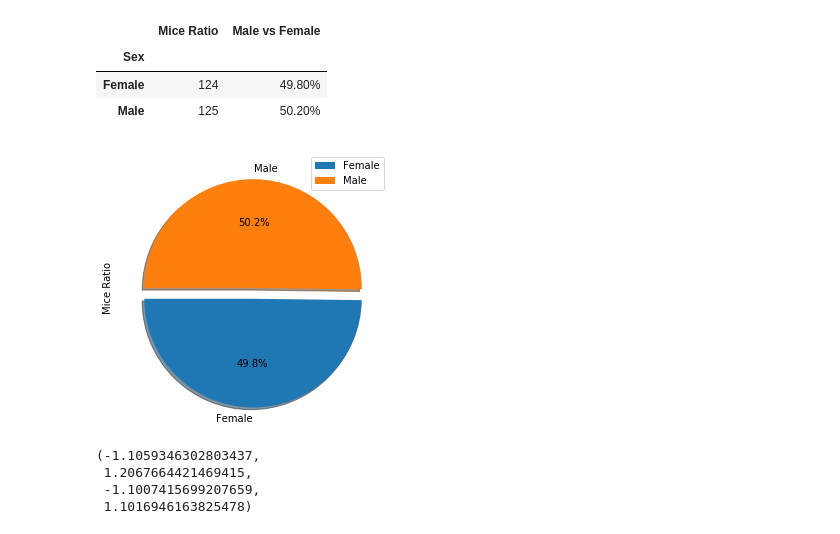
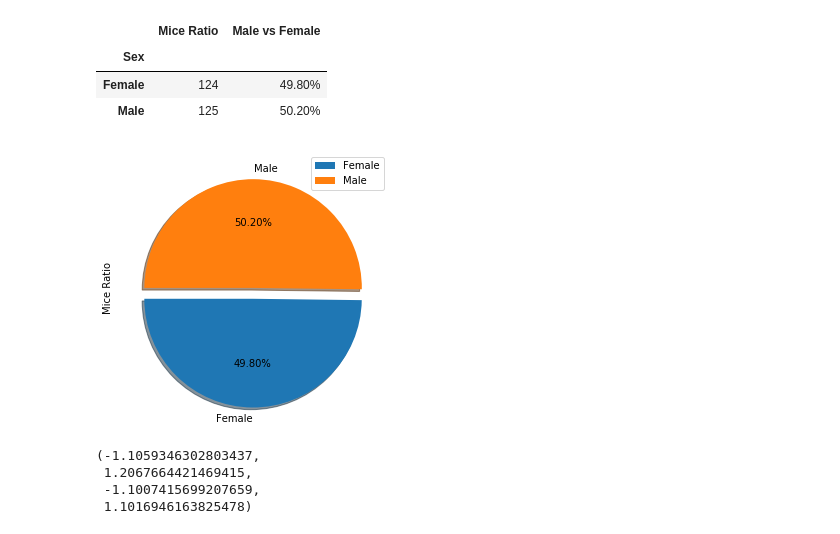
Before and after one commit to dgustave/Matplotlib-Challenge, a Jupyter notebook: Instructions/Pymaceuticals/pymaceuticals_starter.ipynb, the cells around one changed output. Drawn from its saved outputs; the diff is of its cells as text; code cells hidden in the pictures.

Commit message:
Cleaner Solutions

```diff
--- a/Instructions/Pymaceuticals/pymaceuticals_starter.ipynb
+++ b/Instructions/Pymaceuticals/pymaceuticals_starter.ipynb
@@ -214,9 +214,11 @@ mice_sex_df
 # %%
 # Generate a pie plot showing the distribution of female versus male mice using pandas
 explode = (0.1, 0)
-plot = mouse_sex.plot.pie(y= "Mice Ratio", figsize=(5, 5), startangle=180, shadow = True, explode = explode, autopct= "%1.1f%%")
+plot = mouse_sex.plot.pie(y= "Mice Ratio", figsize=(5, 5), startangle=180, shadow = True, explode = explode, autopct= "%.2f%%")
+# plot = mouse_sex.plot(subplots= True, kind= "pie", autopct= "%.2f%%")- why is it required to have y= "" or subplot
+# looking for new solution
 # %% [output]
-[figure, old version]
+[figure, new version]
 # %%
 # Generate a pie plot showing the distribution of female versus male mice using pyplot
 
```
Also changed, not shown: parts of 12 cells of this notebook.
